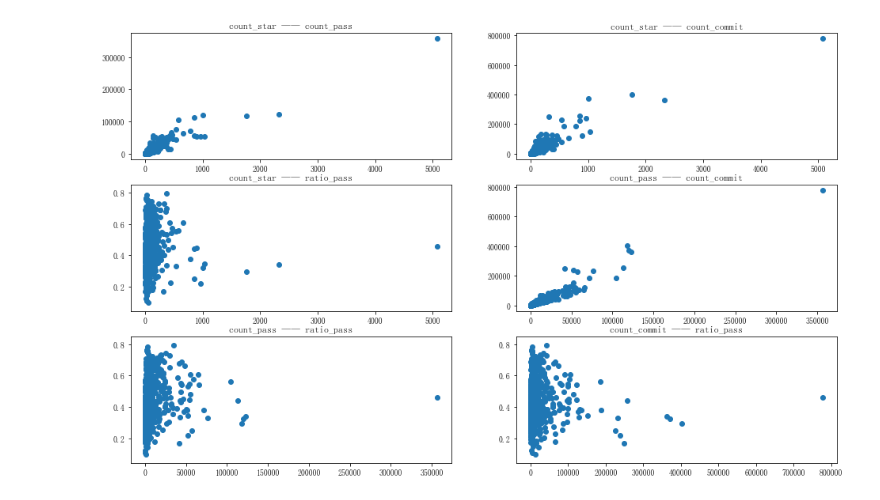
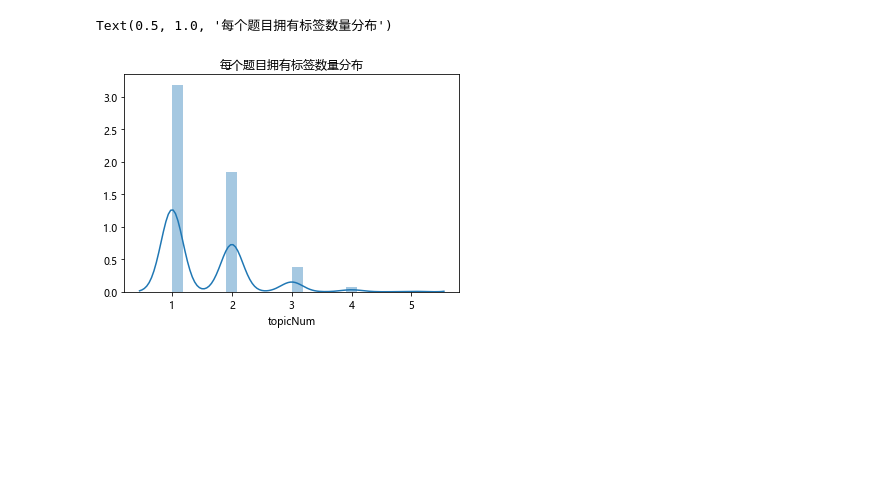
Before and after one commit to stormstone/SpiderSSS, a Jupyter notebook: LeetCode/leetcode.ipynb, the cells around one changed output. Cells and saved outputs as stored; diff of their text form; code cells hidden in the pictures; blank space fills up the shorter version.

```diff
--- a/LeetCode/leetcode.ipynb
+++ b/LeetCode/leetcode.ipynb
@@ -67,24 +189,6 @@ plt.show()
-# %%
-plt.figure(figsize=(16,10))
-plt.subplot(3,2,1)
-plt.scatter(df_problems['count_star'],df_problems['count_pass'])
-plt.title('count_star —— count_pass')
-plt.subplot(3,2,2)
-plt.scatter(df_problems['count_star'],df_problems['count_commit'])
-plt.title('count_star —— count_commit')
-plt.subplot(3,2,3)
-plt.scatter(df_problems['count_star'],df_problems['ratio_pass'])
-plt.title('count_star —— ratio_pass')
-plt.subplot(3,2,4)
-plt.scatter(df_problems['count_pass'],df_problems['count_commit'])
-plt.title('count_pass —— count_commit')
-plt.subplot(3,2,5)
-plt.scatter(df_problems['count_pass'],df_problems['ratio_pass'])
-plt.title('count_pass —— ratio_pass')
-plt.subplot(3,2,6)
-plt.scatter(df_problems['count_commit'],df_problems['ratio_pass'])
-plt.title('count_commit —— ratio_pass')
-
-plt.show()
-# %% [output]
-[figure, removed]
+# %%
+sns.distplot(df_problems['topicNum'])
+plt.title('每个题目拥有标签数量分布')
+# %% [output]
+Text(0.5, 1.0, '每个题目拥有标签数量分布')
+[figure, added]
```
Also changed, not shown: parts of 34 cells of this notebook, 2 other files.
